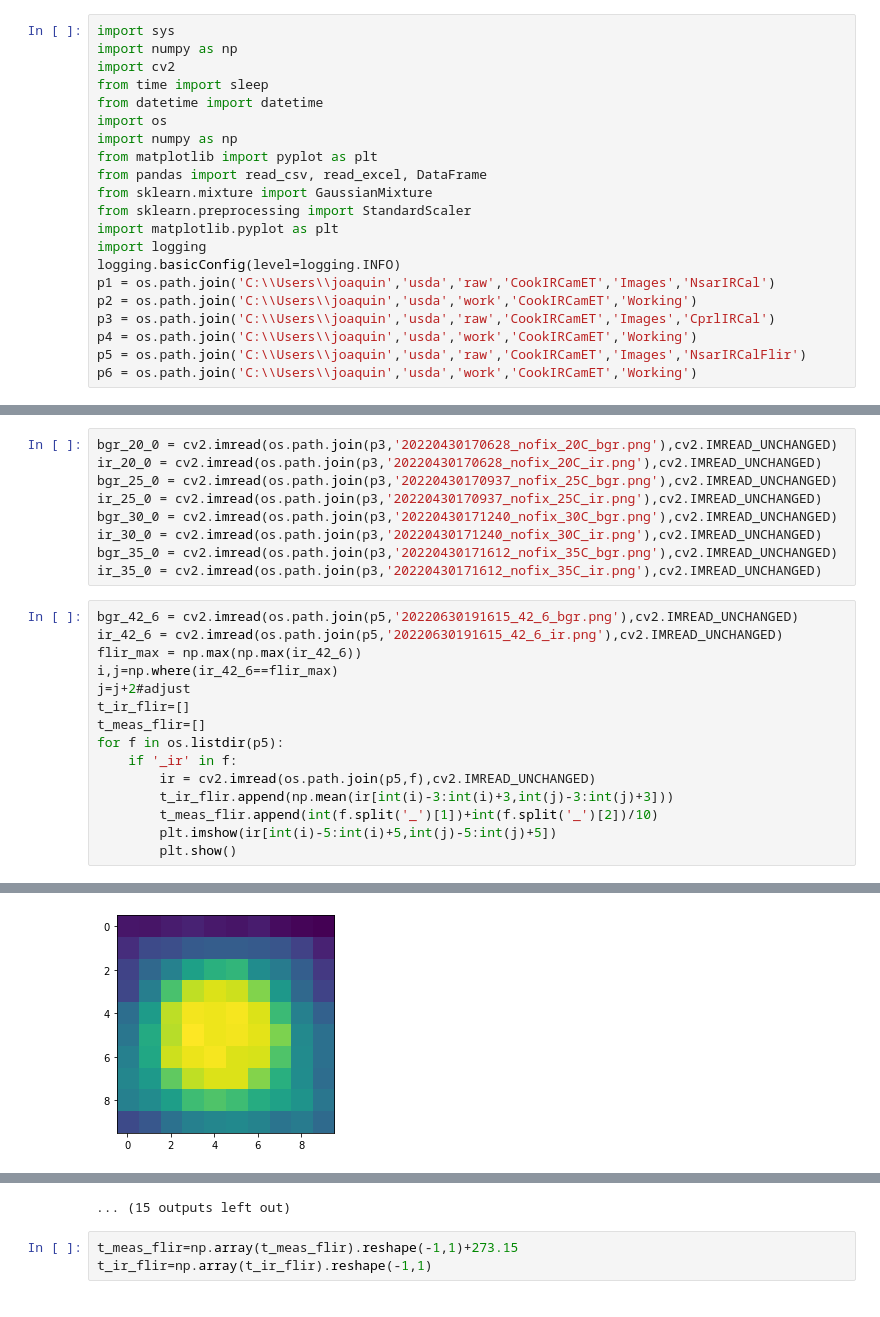
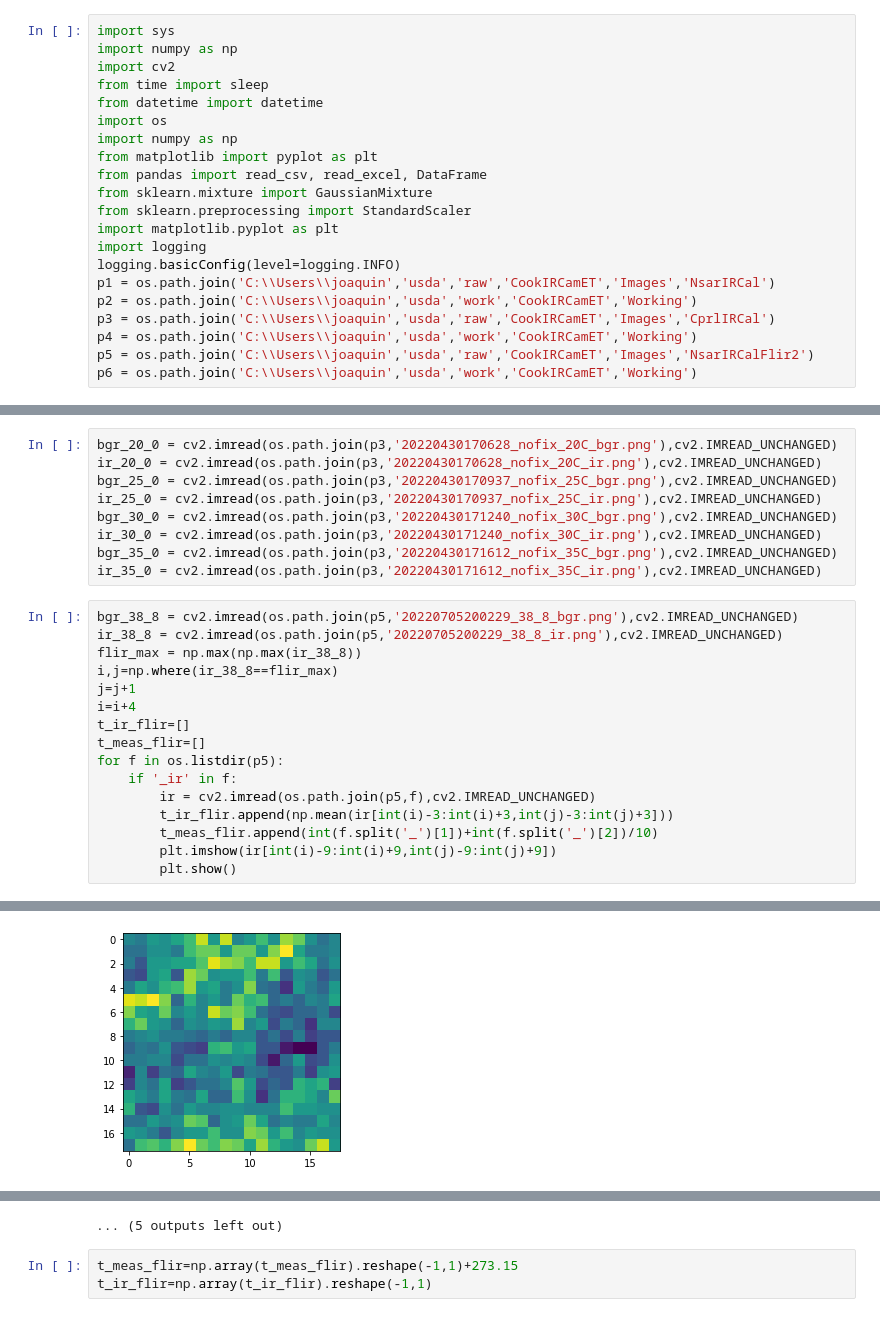
Before and after one commit to cafltar/CookIRCamET, a Jupyter notebook: cal.ipynb, the cells around one changed output, grey strips where cells are left out. Drawn from its saved outputs; the diff is of its cells as text.

Commit message:
cal w/ flir

```diff
--- a/cal.ipynb
+++ b/cal.ipynb
@@ -17,7 +17,7 @@ p1 = os.path.join('C:\\Users\\joaquin','usda','raw','CookIRCamET','Images','Nsar
 p2 = os.path.join('C:\\Users\\joaquin','usda','work','CookIRCamET','Working')
 p3 = os.path.join('C:\\Users\\joaquin','usda','raw','CookIRCamET','Images','CprlIRCal')
 p4 = os.path.join('C:\\Users\\joaquin','usda','work','CookIRCamET','Working')
-p5 = os.path.join('C:\\Users\\joaquin','usda','raw','CookIRCamET','Images','NsarIRCalFlir')
+p5 = os.path.join('C:\\Users\\joaquin','usda','raw','CookIRCamET','Images','NsarIRCalFlir2')
 p6 = os.path.join('C:\\Users\\joaquin','usda','work','CookIRCamET','Working')
 # %%
 bgr_5_9 = cv2.imread(os.path.join(p1,'cal_5_9_bgr.png'),cv2.IMREAD_UNCHANGED)
@@ -49,11 +49,12 @@ ir_30_0 = cv2.imread(os.path.join(p3,'20220430171240_nofix_30C_ir.png'),cv2.IMRE
 bgr_35_0 = cv2.imread(os.path.join(p3,'20220430171612_nofix_35C_bgr.png'),cv2.IMREAD_UNCHANGED)
 ir_35_0 = cv2.imread(os.path.join(p3,'20220430171612_nofix_35C_ir.png'),cv2.IMREAD_UNCHANGED)
 # %%
-bgr_42_6 = cv2.imread(os.path.join(p5,'20220630191615_42_6_bgr.png'),cv2.IMREAD_UNCHANGED)
-ir_42_6 = cv2.imread(os.path.join(p5,'20220630191615_42_6_ir.png'),cv2.IMREAD_UNCHANGED)
-flir_max = np.max(np.max(ir_42_6))
-i,j=np.where(ir_42_6==flir_max)
-j=j+2#adjust
+bgr_38_8 = cv2.imread(os.path.join(p5,'20220705200229_38_8_bgr.png'),cv2.IMREAD_UNCHANGED)
+ir_38_8 = cv2.imread(os.path.join(p5,'20220705200229_38_8_ir.png'),cv2.IMREAD_UNCHANGED)
+flir_max = np.max(np.max(ir_38_8))
+i,j=np.where(ir_38_8==flir_max)
+j=j+1
+i=i+4
 t_ir_flir=[]
 t_meas_flir=[]
 for f in os.listdir(p5):
@@ -61,6 +62,6 @@ for f in os.listdir(p5):
         ir = cv2.imread(os.path.join(p5,f),cv2.IMREAD_UNCHANGED)
         t_ir_flir.append(np.mean(ir[int(i)-3:int(i)+3,int(j)-3:int(j)+3]))
         t_meas_flir.append(int(f.split('_')[1])+int(f.split('_')[2])/10)
-        plt.imshow(ir[int(i)-5:int(i)+5,int(j)-5:int(j)+5])
+        plt.imshow(ir[int(i)-9:int(i)+9,int(j)-9:int(j)+9])
         plt.show()
 # %% [output]
@@ -71 +72 @@ for f in os.listdir(p5):
-[figure, old version]
+[figure, new version]
@@ -79,4 +80,4 @@ for f in os.listdir(p5):
-... (15 outputs left out)
+... (5 outputs left out)
 # %%
 t_meas_flir=np.array(t_meas_flir).reshape(-1,1)+273.15
 t_ir_flir=np.array(t_ir_flir).reshape(-1,1)
```
Also changed, not shown: parts of 4 cells of this notebook.
